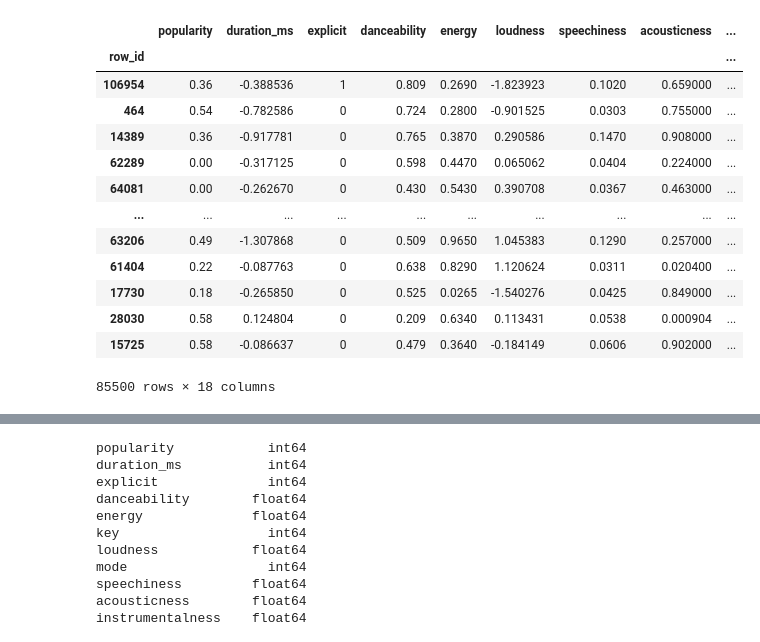
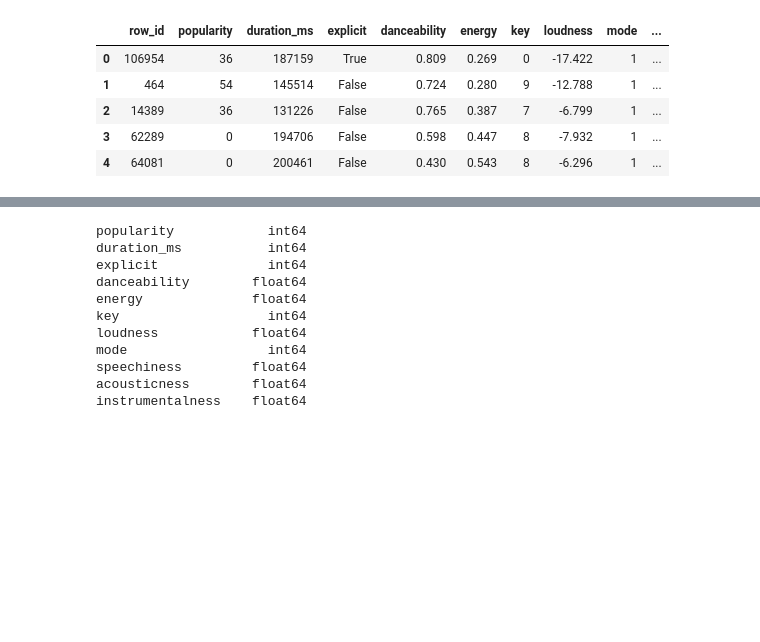
Before and after one commit to Leob000/spotify-popularity-prediction, a Jupyter notebook: notebooks/explo.ipynb, the cells around one changed output, grey strips where cells are left out. Drawn from its saved outputs; the diff is of its cells as text; code cells hidden in the pictures; blank space fills up the shorter version.

```diff
--- a/src/notebooks/explo.ipynb
+++ b/notebooks/explo.ipynb
@@ -22,24 +22,16 @@ sys.path.insert(0, str(root))
 
 from src.modelling.data_processing import DataFrameTransformer
 # %%
-df = pd.read_csv("../data/train_data.csv")
+df = pd.read_csv("../src/data/train_data.csv")
 cols = df.columns.tolist()
 df.head()
 # %% [output]
-|  | popularity | duration_ms | explicit | danceability | energy | loudness | speechiness | acousticness | ... |
-| row_id |  |  |  |  |  |  |  |  | ... |
-| 106954 | 0.36 | -0.388536 | 1 | 0.809 | 0.2690 | -1.823923 | 0.1020 | 0.659000 | ... |
-| 464 | 0.54 | -0.782586 | 0 | 0.724 | 0.2800 | -0.901525 | 0.0303 | 0.755000 | ... |
-| 14389 | 0.36 | -0.917781 | 0 | 0.765 | 0.3870 | 0.290586 | 0.1470 | 0.908000 | ... |
-| 62289 | 0.00 | -0.317125 | 0 | 0.598 | 0.4470 | 0.065062 | 0.0404 | 0.224000 | ... |
-| 64081 | 0.00 | -0.262670 | 0 | 0.430 | 0.5430 | 0.390708 | 0.0367 | 0.463000 | ... |
-| ... | ... | ... | ... | ... | ... | ... | ... | ... | ... |
-| 63206 | 0.49 | -1.307868 | 0 | 0.509 | 0.9650 | 1.045383 | 0.1290 | 0.257000 | ... |
-| 61404 | 0.22 | -0.087763 | 0 | 0.638 | 0.8290 | 1.120624 | 0.0311 | 0.020400 | ... |
-| 17730 | 0.18 | -0.265850 | 0 | 0.525 | 0.0265 | -1.540276 | 0.0425 | 0.849000 | ... |
-| 28030 | 0.58 | 0.124804 | 0 | 0.209 | 0.6340 | 0.113431 | 0.0538 | 0.000904 | ... |
-| 15725 | 0.58 | -0.086637 | 0 | 0.479 | 0.3640 | -0.184149 | 0.0606 | 0.902000 | ... |
+|  | row_id | popularity | duration_ms | explicit | danceability | energy | key | loudness | mode | ... |
+| 0 | 106954 | 36 | 187159 | True | 0.809 | 0.269 | 0 | -17.422 | 1 | ... |
+| 1 | 464 | 54 | 145514 | False | 0.724 | 0.280 | 9 | -12.788 | 1 | ... |
+| 2 | 14389 | 36 | 131226 | False | 0.765 | 0.387 | 7 | -6.799 | 1 | ... |
+| 3 | 62289 | 0 | 194706 | False | 0.598 | 0.447 | 8 | -7.932 | 1 | ... |
+| 4 | 64081 | 0 | 200461 | False | 0.430 | 0.543 | 8 | -6.296 | 1 | ... |
-85500 rows × 18 columns
 # %%
 df.set_index("row_id", inplace=True)
 df["explicit"] = df["explicit"].astype(int)
```
Also changed, not shown: parts of 1 cell of this notebook, 1 other file.
